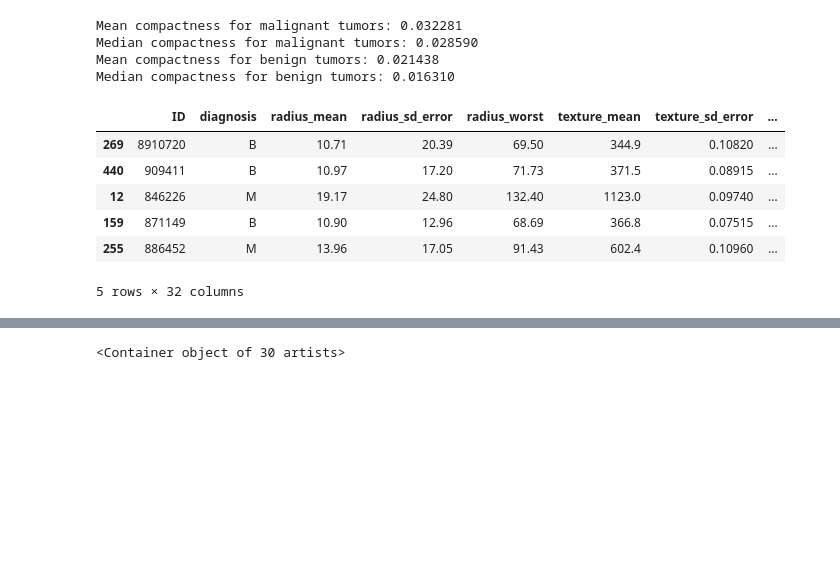
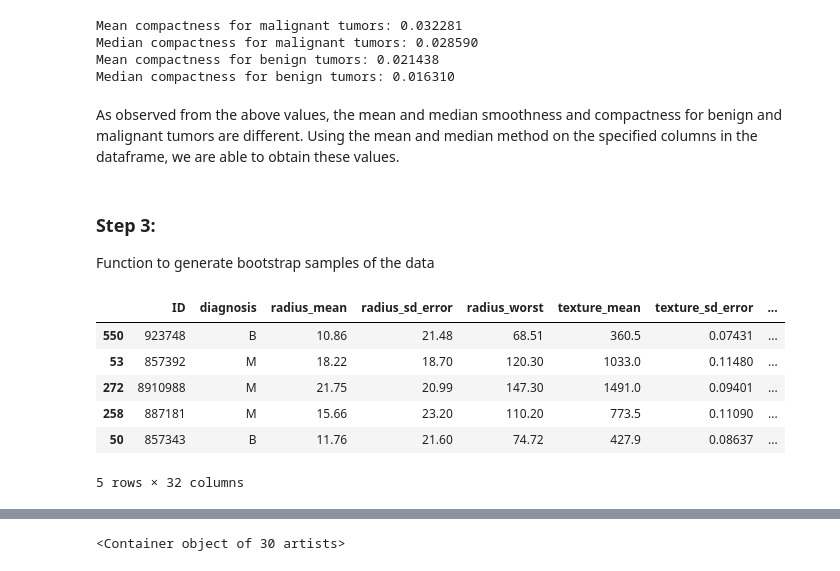
Before and after one commit to human81/playground, a Jupyter notebook: dsi_part1.ipynb, the cells around one changed output, grey strips where cells are left out. Saved outputs shown, nothing was run; the diff lists cells and outputs as text; code cells hidden in the pictures; blank space fills up the shorter version.

```diff
--- a/dsi_part1.ipynb
+++ b/dsi_part1.ipynb
@@ -56,18 +69,34 @@ Mean compactness for malignant tumors: 0.032281
 Median compactness for malignant tumors: 0.028590
 Mean compactness for benign tumors: 0.021438
 Median compactness for benign tumors: 0.016310
-# %%
-# Function to generate bootstrap samples of the data
-def generate_bootstrap_samples(df, n=5):
-    sample = df.sample(n=n, replace=True)
-    return sample
-
-generate_bootstrap_samples(df)
-# %% [output]
-|  | ID | diagnosis | radius_mean | radius_sd_error | radius_worst | texture_mean | texture_sd_error | ... |
-| 269 | 8910720 | B | 10.71 | 20.39 | 69.50 | 344.9 | 0.10820 | ... |
-| 440 | 909411 | B | 10.97 | 17.20 | 71.73 | 371.5 | 0.08915 | ... |
-| 12 | 846226 | M | 19.17 | 24.80 | 132.40 | 1123.0 | 0.09740 | ... |
-| 159 | 871149 | B | 10.90 | 12.96 | 68.69 | 366.8 | 0.07515 | ... |
-| 255 | 886452 | M | 13.96 | 17.05 | 91.43 | 602.4 | 0.10960 | ... |
-5 rows × 32 columns
+# %% [markdown]
+As observed from the above values, the mean and median smoothness and compactness for benign and malignant tumors are different. Using the mean and median method on the specified columns in the dataframe, we are able to obtain these values.
+# %% [markdown]
+### Step 3:
+Function to generate bootstrap samples of the data
+# %%
+def generate_bootstrap_samples(dataframe, N=5):
+    """Function to generate bootstrap samples of the data.
+    Bootstrapping relies on random sampling with replacement.
+
+    Args:
+        param1: The dataframe.
+        param2: The number of samples to generate.
+
+    Returns:
+        A dataframe with N samples.
+
+    """
+    sample = dataframe.sample(n=N, replace=True)
+    return sample
+
+# Test function output on dataframe
+generate_bootstrap_samples(dataframe)
+# %% [output]
+|  | ID | diagnosis | radius_mean | radius_sd_error | radius_worst | texture_mean | texture_sd_error | ... |
+| 550 | 923748 | B | 10.86 | 21.48 | 68.51 | 360.5 | 0.07431 | ... |
+| 53 | 857392 | M | 18.22 | 18.70 | 120.30 | 1033.0 | 0.11480 | ... |
+| 272 | 8910988 | M | 21.75 | 20.99 | 147.30 | 1491.0 | 0.09401 | ... |
+| 258 | 887181 | M | 15.66 | 23.20 | 110.20 | 773.5 | 0.11090 | ... |
+| 50 | 857343 | B | 11.76 | 21.60 | 74.72 | 427.9 | 0.08637 | ... |
+5 rows × 32 columns
```
Also changed, not shown: parts of 22 cells of this notebook, 2 other files.
